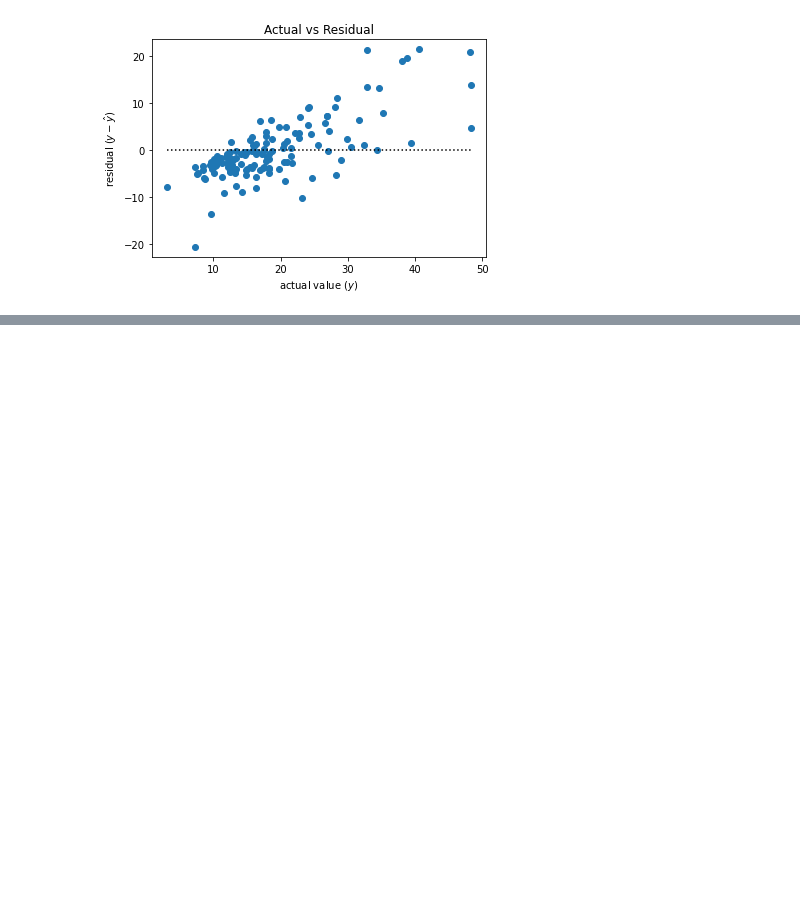
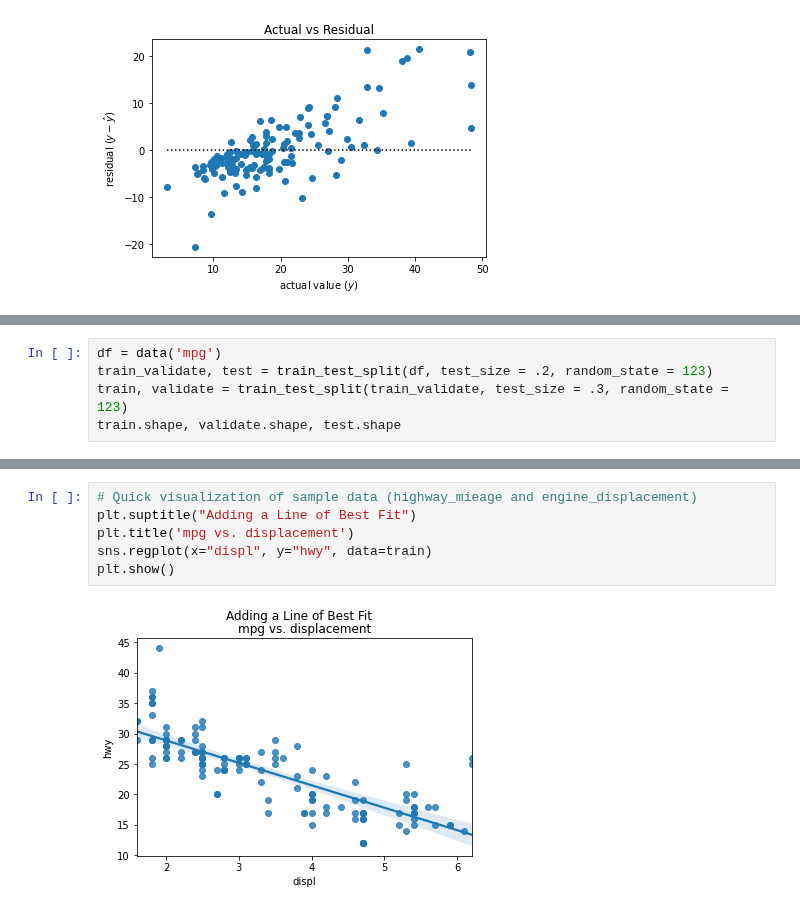
Before and after one commit to CSolitaire/regression-exercises, a Jupyter notebook: evaluate.ipynb, the cells around one changed output, grey strips where cells are left out. Saved outputs shown, nothing was run; the diff lists cells and outputs as text; blank space fills up the shorter version.

```diff
--- a/evaluate.ipynb
+++ b/evaluate.ipynb
@@ -483,0 +489,5 @@ Reject Null: The model bulit on indipendent variables explains the relationship,
+# %%
+df = data('mpg')
+train_validate, test = train_test_split(df, test_size = .2, random_state = 123)
+train, validate = train_test_split(train_validate, test_size = .3, random_state = 123)
+train.shape, validate.shape, test.shape
@@ -483,0 +545,8 @@ Reject Null: The model bulit on indipendent variables explains the relationship,
+# %%
+# Quick visualization of sample data (highway_mieage and engine_displacement)
+plt.suptitle("Adding a Line of Best Fit")
+plt.title('mpg vs. displacement')
+sns.regplot(x="displ", y="hwy", data=train)
+plt.show()
+# %% [output]
+[figure, added]
```
Also changed, not shown: parts of 15 cells of this notebook.
